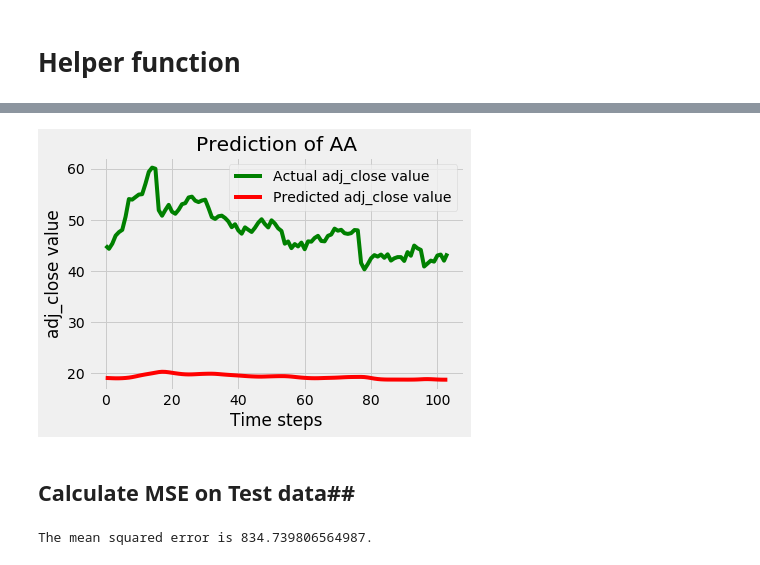
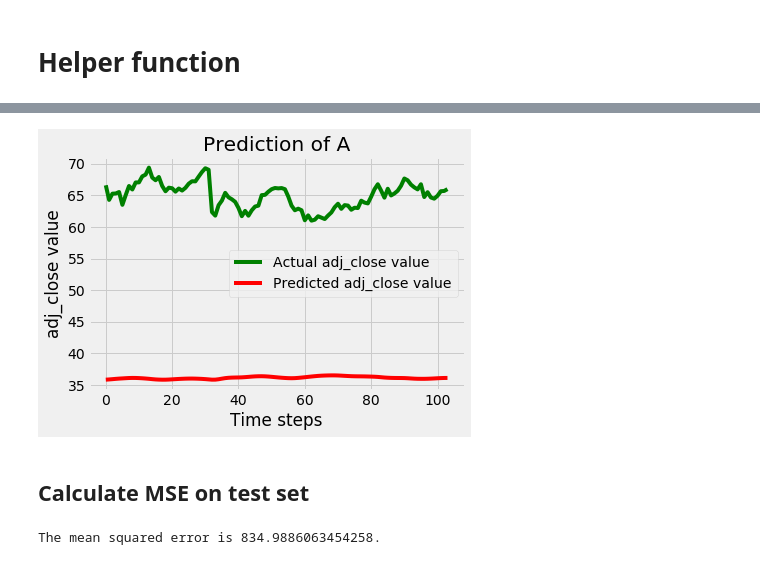
Before and after one commit to sey-kh/internship-tw, a Jupyter notebook: gru_model_historical_stock_prices.ipynb, the cells around one changed output, grey strips where cells are left out. Saved outputs shown, nothing was run; the diff lists cells and outputs as text; code cells hidden in the pictures.

```diff
--- a/gru_model_historical_stock_prices.ipynb
+++ b/gru_model_historical_stock_prices.ipynb
@@ -108,7 +87,7 @@ X_train.shape
 # Callback function `earlystopping` to trigger while training it monitor 'loss'
 # start from first epoch it record min value of loss and if model can not find
 # lower loss value in next 3 epochs model will stop training.
-es = keras.callbacks.EarlyStopping(monitor='loss',patience=3, mode='min')
+es = keras.callbacks.EarlyStopping(monitor='val_loss',patience=3, mode='min')
 # %%
 # The GRU architecture
 # We are using Sequential model of Keras
@@ -197,2 +151,0 @@ adj_close = stock[['adj_close']].values
-# %%
-Y = adj_close[60:]
@@ -215,4 +152,7 @@ array([[0.13716442],
 # %%
-x = []
-for i in range(timesteps, len(adj_close_scaled)):
-    x.append(adj_close_scaled[i-timesteps:i, 0])
+# Define X_test , Y_test
+Y_test = test_set[60:]
+x_test = []
+for i in range(timesteps, len(test_set_scaled)):
+    x_test.append(test_set_scaled[i-timesteps:i, 0])
+X_test = np.array(x_test)
@@ -315,4 +160,0 @@ y_test_pred = p_sc.inverse_transform(predicted_result)
-# %%
-plotting_graph(Y_test, y_test_pred, 'AA')
-# %% [output]
-[figure, removed]
@@ -319,7 +164,14 @@ plotting_graph(Y_test, y_test_pred, 'AA')
+# %%
+y_pred = sc.inverse_transform(predicted_result)
+# %%
+# Plotting graph
+plotting_graph(Y, y_pred, 'A')
+# %% [output]
+[figure, added]
 # %% [markdown]
-## Calculate MSE on Test data##
+## Calculate MSE on test set ##
 # %%
 # Evaluating our model
-return_mse(Y_test,y_test_pred)
+return_mse(Y_test,y_pred)
 # %% [output]
-The mean squared error is 834.739806564987.
+The mean squared error is 834.9886063454258.
```
Also changed, not shown: parts of 37 cells of this notebook.
